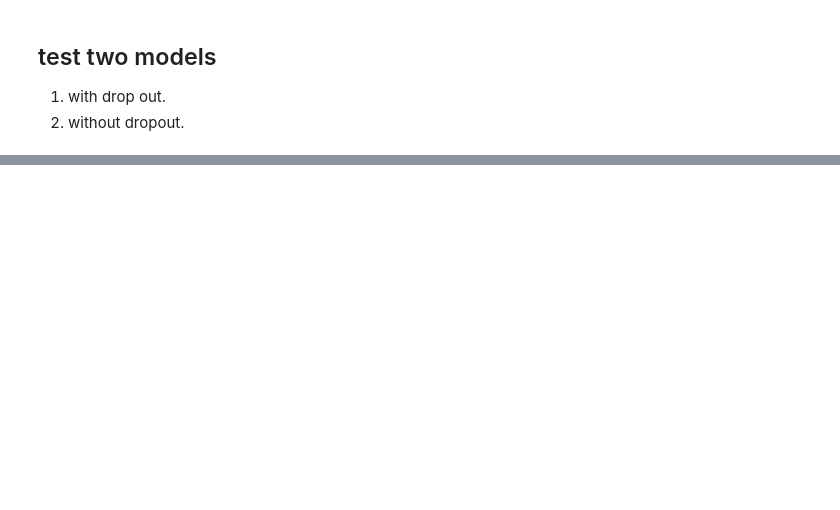
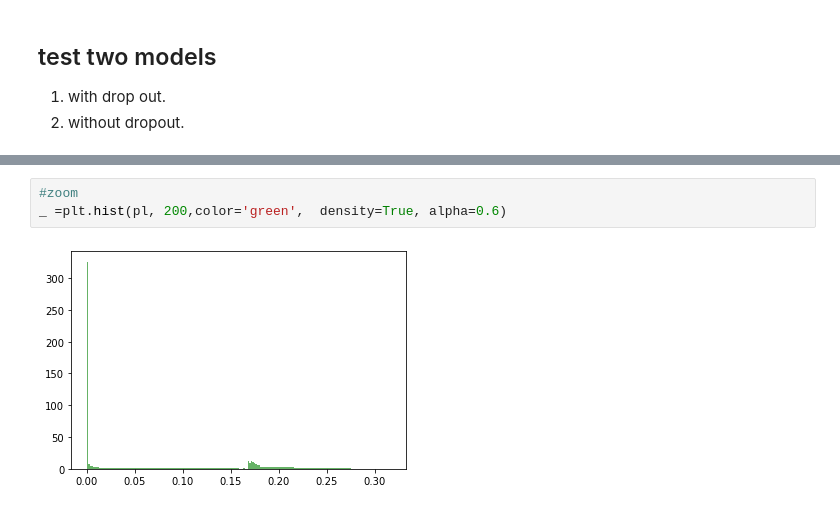
Before and after one commit to ablet-imin/DL1_model, a Jupyter notebook: DL1_tests.ipynb, the cells around one changed output, grey strips where cells are left out. Drawn from its saved outputs; the diff is of its cells as text; blank space fills up the shorter version.

```diff
--- a/DL1_tests.ipynb
+++ b/DL1_tests.ipynb
@@ -44,0 +97,5 @@ def DL1_socre(softmax_prob):
+# %%
+#zoom
+_ =plt.hist(pl, 200,color='green',  density=True, alpha=0.6)
+# %% [output]
+[figure, added]
```
Also changed, not shown: parts of 17 cells of this notebook, 14 other files.
